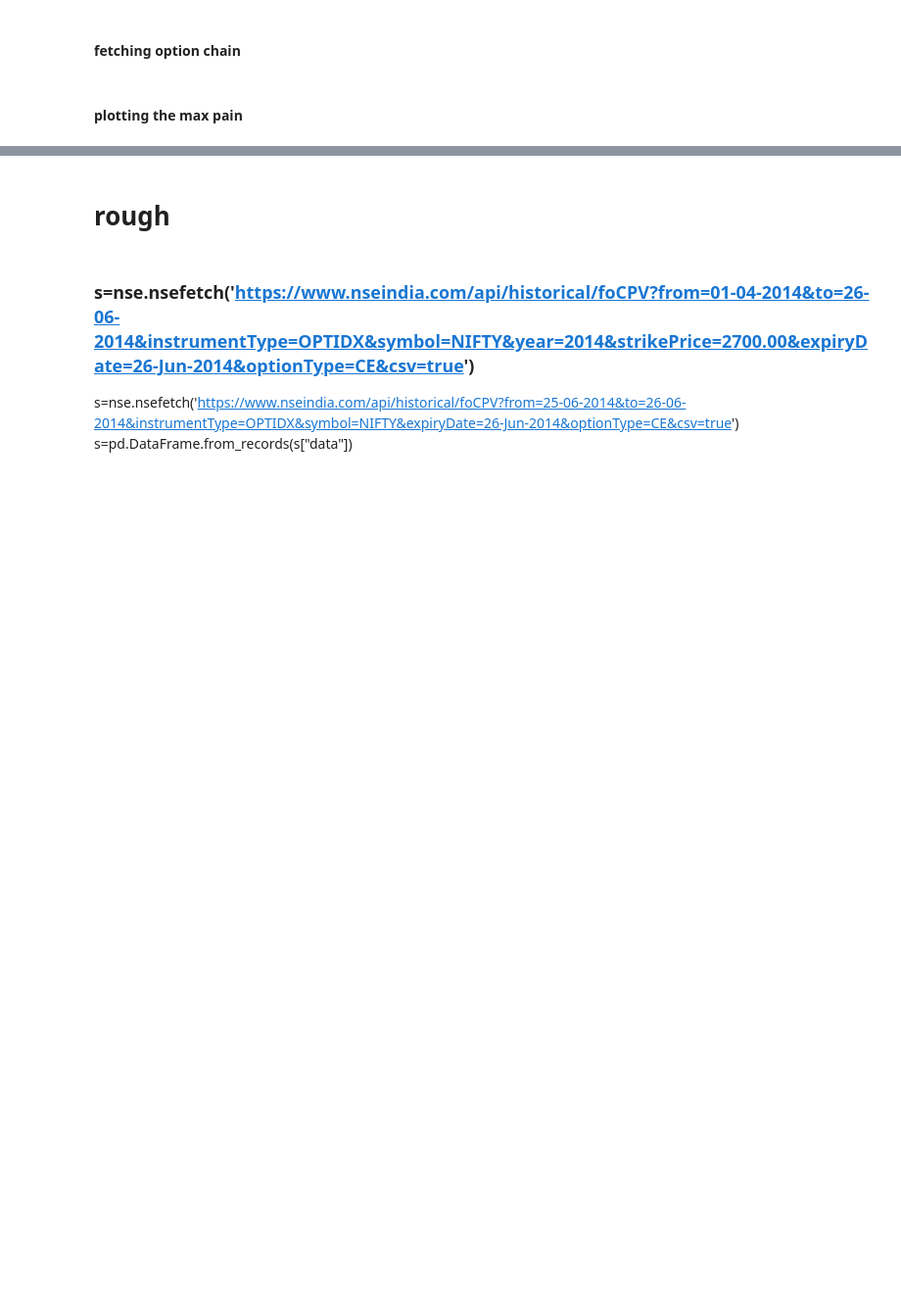
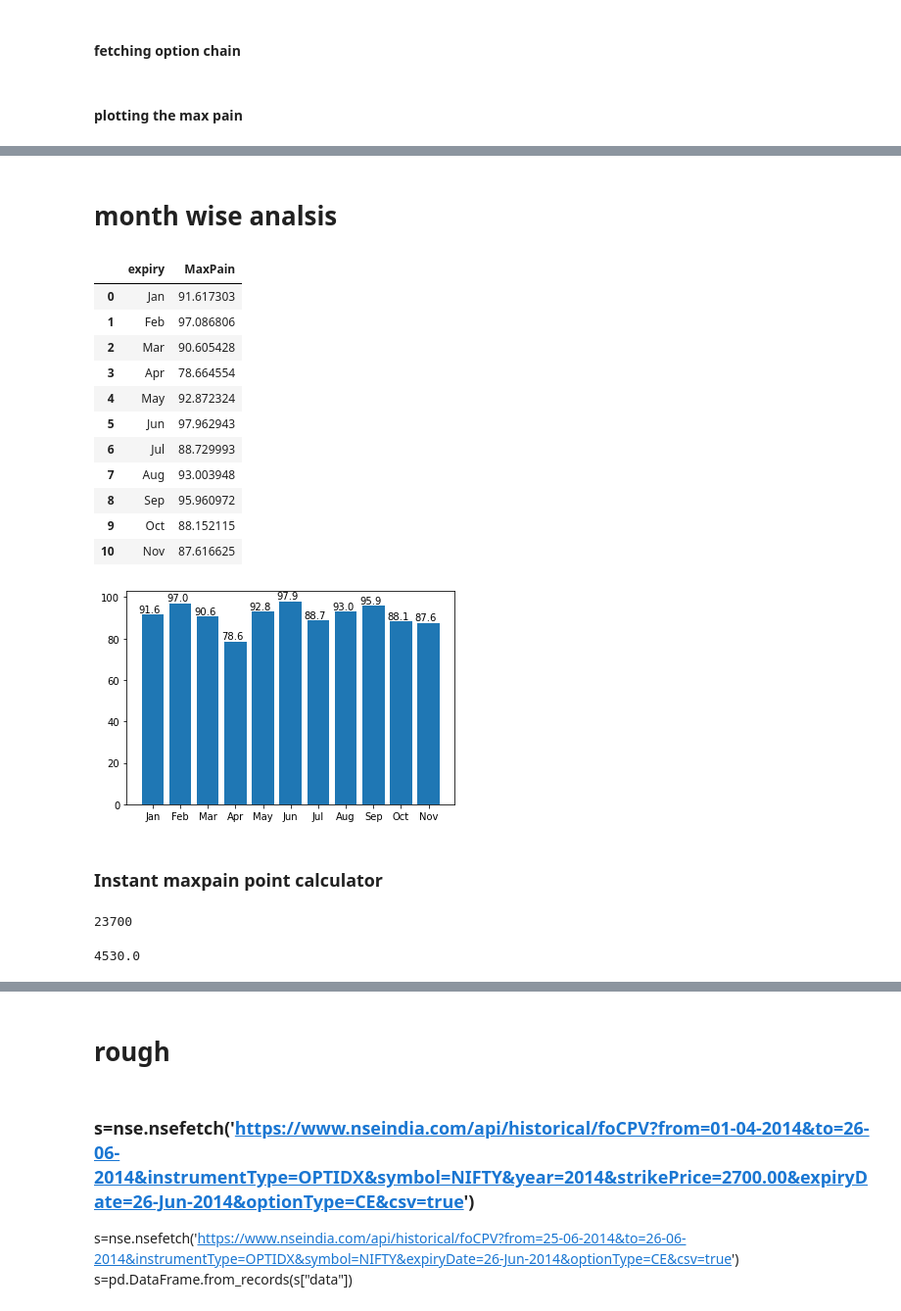
Before and after one commit to sgmishra/finance, a Jupyter notebook: rough/maxpain_backtesting.ipynb, the cells around one changed output, grey strips where cells are left out. Shown at 98% size. Saved outputs shown, nothing was run; the diff lists cells and outputs as text; code cells hidden in the pictures; blank space fills up the shorter version.

```diff
--- a/rough/maxpain_backtesting.ipynb
+++ b/rough/maxpain_backtesting.ipynb
@@ -157,0 +207,67 @@ print(second_std_range, '~95%')
+# %% [markdown]
+# month wise analsis
+# %%
+monthly_expiry_dates=defaultdict(lambda:list())
+for i in expiry_dates:
+    monthly_expiry_dates[i[3:-5]].append(i)
+monthly_mp={}
+for i in list(monthly_expiry_dates.keys())[:-1]:
+    ex_strikes=[]
+    ex_pain_point=[]
+    pcr=[]
+    for ex in monthly_expiry_dates[i]:
+        c=pd.read_csv("/Users/shubhami/Documents/mine/finance/rough/checkpoints/maxpain/nifty/"+'-'.join(ex.split('-')[::-1])+"-OI-CE.csv")
+        p=pd.read_csv("/Users/shubhami/Documents/mine/finance/rough/checkpoints/maxpain/nifty/"+'-'.join(ex.split('-')[::-1])+"-OI-PE.csv")
+        point,d=get_max_pain_point(c,p)
+        ex_strikes.append(d)
+        ex_pain_point.append(point)
+        pcr.append(sum(p['FH_OPEN_INT'])/sum(c['FH_OPEN_INT']))
+    mp = pd.DataFrame(list(zip(monthly_expiry_dates[i],exipy_prices[exipy_prices['expiry_date'].str.contains(i)]['price'] ,ex_pain_point,pcr)), columns = ['expiry', 'settlement','maxpain','pcr'])
+    mp['diff']=((mp['settlement']-mp['maxpain'])/mp['maxpain'])*100
+    mp=mp[mp['diff']>-8]
+    monthly_mp[i]=mp
+
+#removing one outlier for march-2020 covid
+monthly_results=pd.DataFrame(list(zip(monthly_mp.keys(),[NormalDist(mu=monthly_mp[i]['diff'].mean(), sigma=monthly_mp[i]['diff'].std()).cdf(5)*100 for i in monthly_mp.keys()])),columns = ['expiry', 'MaxPain'])
+bars=plt.bar(monthly_results.expiry, monthly_results.MaxPain)
+for bar in bars:
+    yval = bar.get_height()
+    plt.text(bar.get_x()-0.1, yval + 1, str(yval)[:4])
+monthly_results
+# %% [output]
+|  | expiry | MaxPain |
+| 0 | Jan | 91.617303 |
+| 1 | Feb | 97.086806 |
+| 2 | Mar | 90.605428 |
+| 3 | Apr | 78.664554 |
+| 4 | May | 92.872324 |
+| 5 | Jun | 97.962943 |
+| 6 | Jul | 88.729993 |
+| 7 | Aug | 93.003948 |
+| 8 | Sep | 95.960972 |
+| 9 | Oct | 88.152115 |
+| 10 | Nov | 87.616625 |
+[figure, added]
+# %% [markdown]
+### Instant maxpain point calculator
+# %%
+symbol = "NIFTY"
+start_date = "30-05-2024"
+end_date ="01-06-2024"
+instrumentType = "options"
+expiry_date ="27-Jun-2024"
+c=nse.historical_derivative_data(symbol,start_date,end_date,instrumentType,expiry_date,"","CE")
+p=nse.historical_derivative_data(symbol,start_date,end_date,instrumentType,expiry_date,"","PE")
+c=c[c['FH_TIMESTAMP']==c['FH_TIMESTAMP'].max()]
+p=p[p['FH_TIMESTAMP']==p['FH_TIMESTAMP'].max()]
+point,d=get_max_pain_point(c,p)
+max_pain_point_with_buffer=round((float(point)*1.05)/100)*100
+max_pain_point_with_buffer
+# %% [output]
+23700
+# %%
+lotsize=25
+profit= float(c[c['FH_STRIKE_PRICE']=="%.2f" % max_pain_point_with_buffer]['FH_CLOSING_PRICE'].values[0]) *lotsize
+profit
+# %% [output]
+4530.0
```
Also changed, not shown: parts of 18 cells of this notebook, 1 other file.
